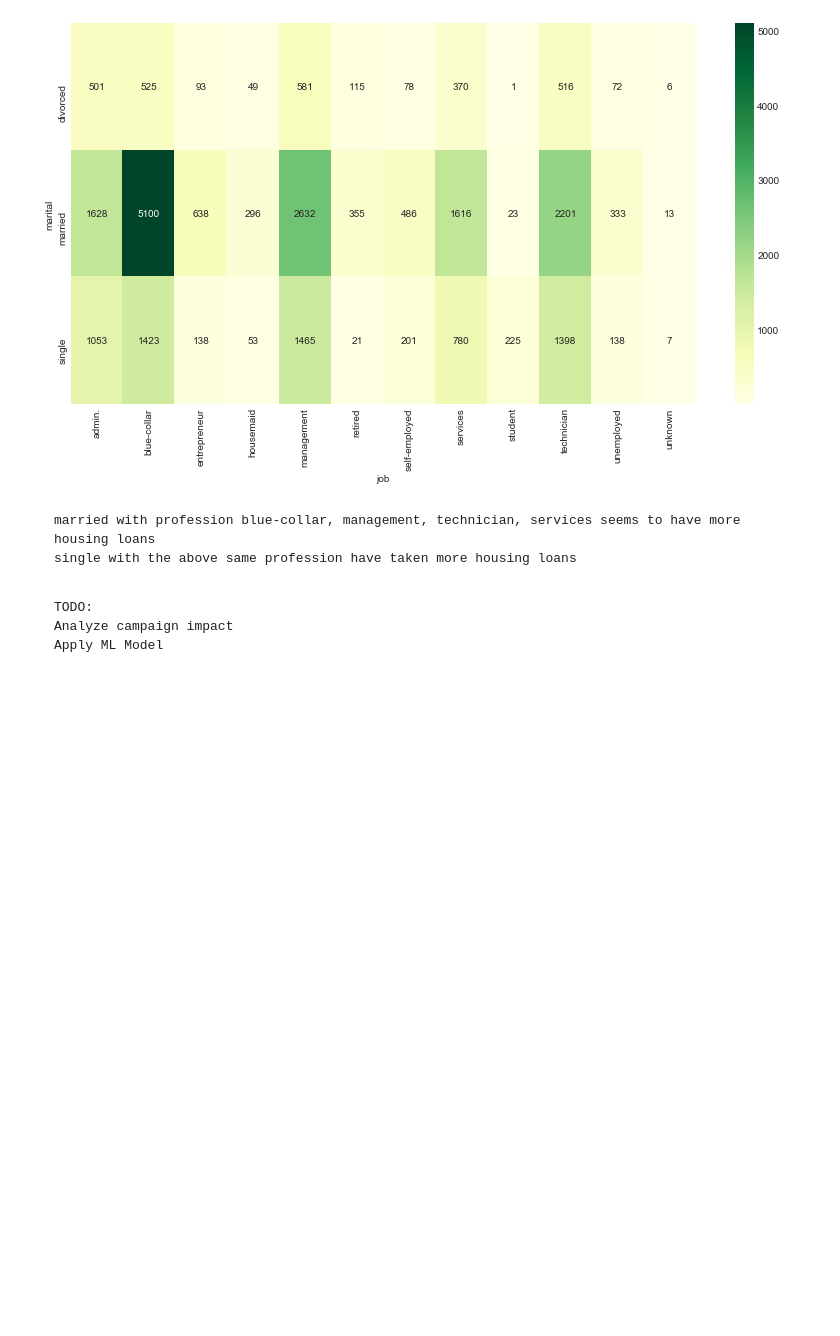
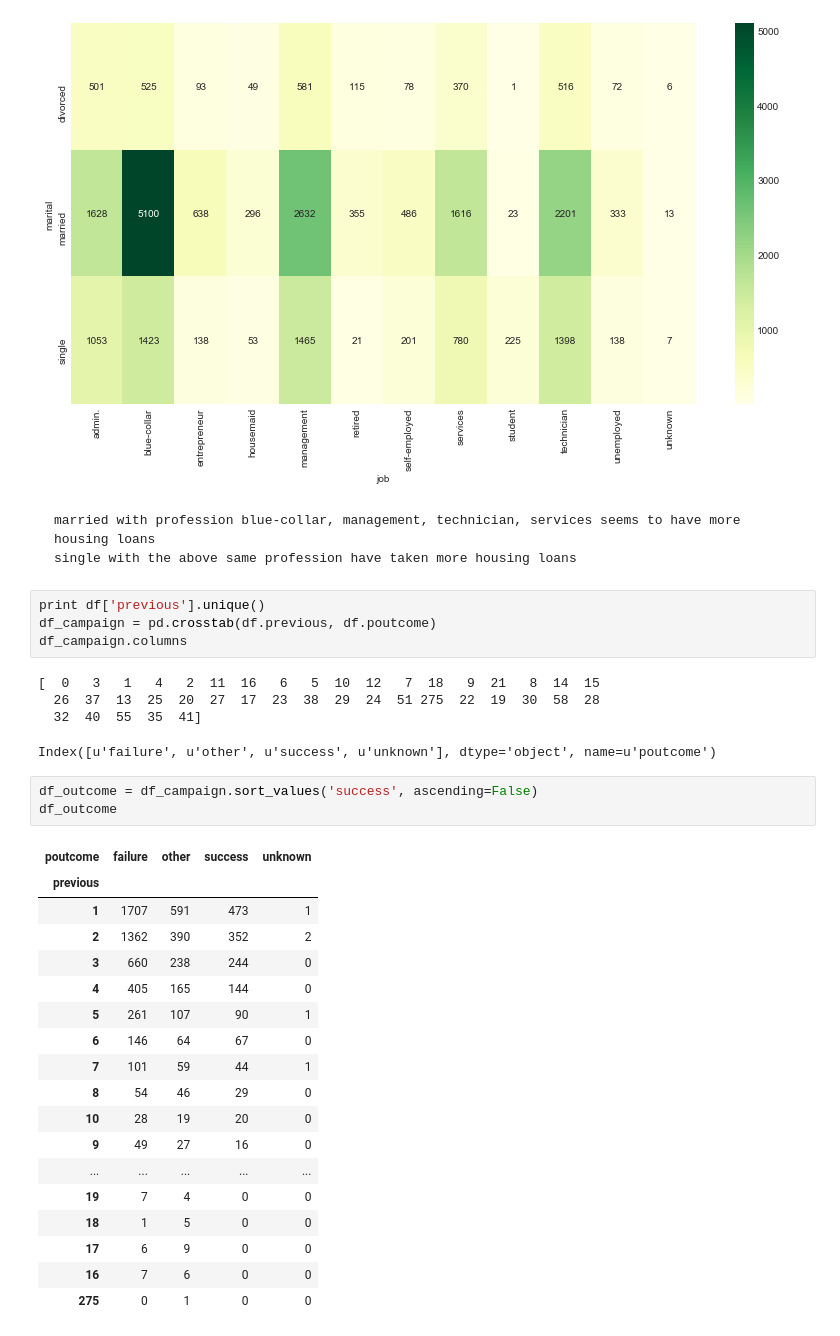
Before and after one commit to NAnnamalai/python_data_analysis, a Jupyter notebook: bank_customer_analysis.ipynb, the cells around one changed output. Cells and saved outputs as stored; diff of their text form; blank space fills up the shorter version.

```diff
--- a/bank_customer_analysis.ipynb
+++ b/bank_customer_analysis.ipynb
@@ -223,7 +227,34 @@ sns.heatmap(housing_loan, annot=True, fmt="g", cmap='YlGn')
 # %% [markdown]
     married with profession blue-collar, management, technician, services seems to have more housing loans
     single with the above same profession have taken more housing loans
-# %% [markdown]
-    TODO:
-    Analyze campaign impact
-    Apply ML Model
+# %%
+print df['previous'].unique()
+df_campaign = pd.crosstab(df.previous, df.poutcome)
+df_campaign.columns
+# %% [output]
+[  0   3   1   4   2  11  16   6   5  10  12   7  18   9  21   8  14  15
+  26  37  13  25  20  27  17  23  38  29  24  51 275  22  19  30  58  28
+  32  40  55  35  41]
+Index([u'failure', u'other', u'success', u'unknown'], dtype='object', name=u'poutcome')
+# %%
+df_outcome = df_campaign.sort_values('success', ascending=False)
+df_outcome
+# %% [output]
+| poutcome | failure | other | success | unknown |
+| previous |  |  |  |  |
+| 1 | 1707 | 591 | 473 | 1 |
+| 2 | 1362 | 390 | 352 | 2 |
+| 3 | 660 | 238 | 244 | 0 |
+| 4 | 405 | 165 | 144 | 0 |
+| 5 | 261 | 107 | 90 | 1 |
+| 6 | 146 | 64 | 67 | 0 |
+| 7 | 101 | 59 | 44 | 1 |
+| 8 | 54 | 46 | 29 | 0 |
+| 10 | 28 | 19 | 20 | 0 |
+| 9 | 49 | 27 | 16 | 0 |
+| ... | ... | ... | ... | ... |
+| 19 | 7 | 4 | 0 | 0 |
+| 18 | 1 | 5 | 0 | 0 |
+| 17 | 6 | 9 | 0 | 0 |
+| 16 | 7 | 6 | 0 | 0 |
+| 275 | 0 | 1 | 0 | 0 |
```
Also changed, not shown: parts of 21 cells of this notebook.
